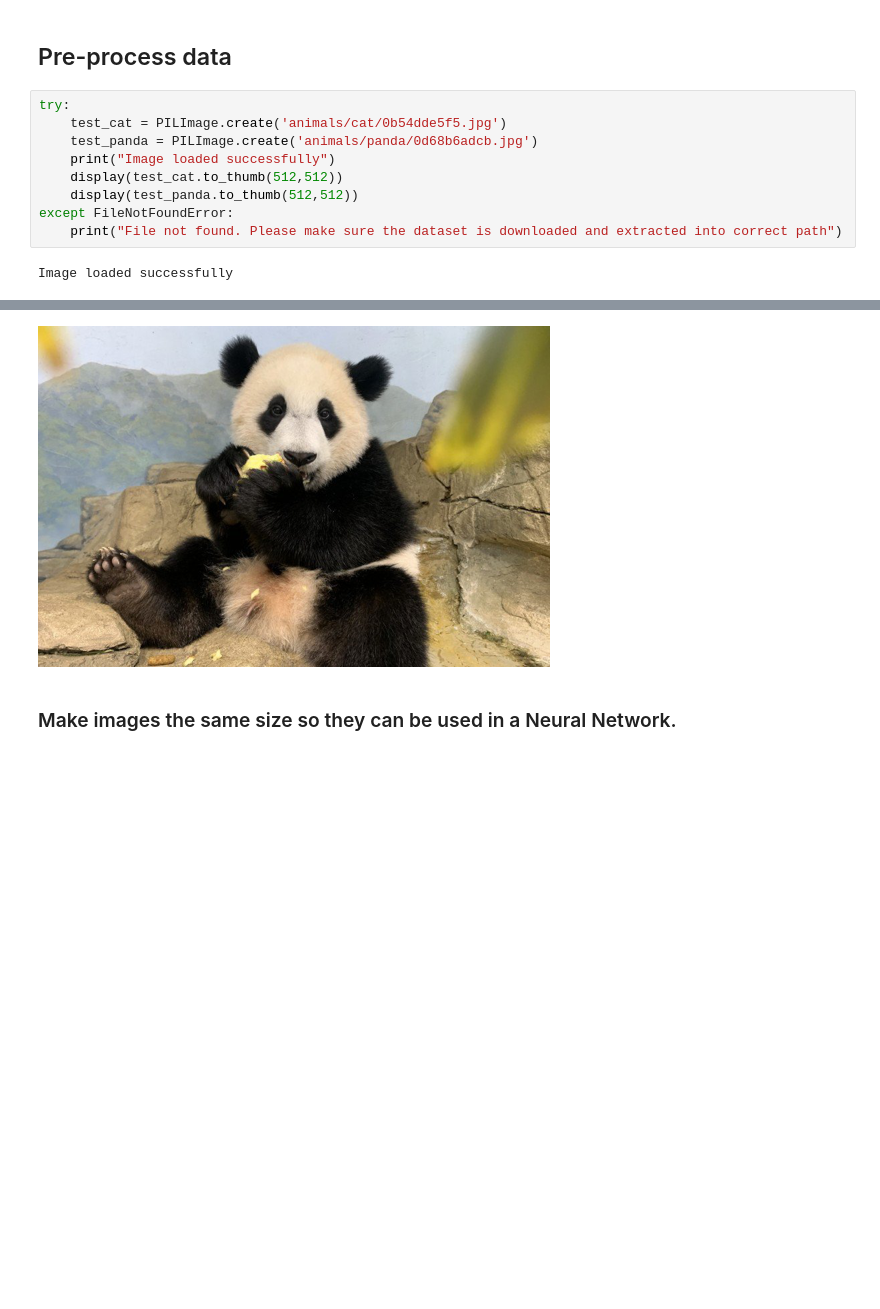
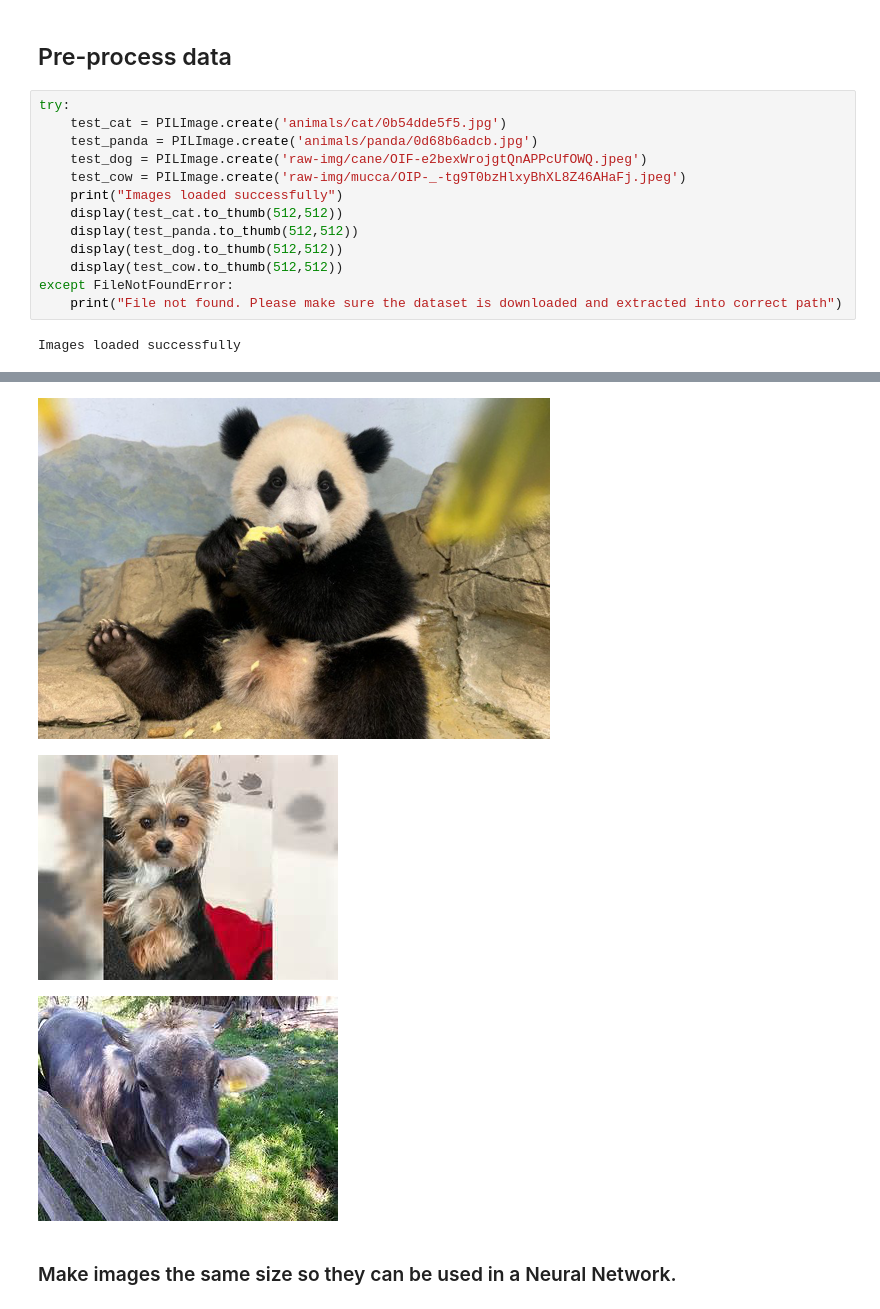
Before and after one commit to EthanPintoA/itcs-5156-project, a Jupyter notebook: main.ipynb, the cells around one changed output, grey strips where cells are left out. Cells and saved outputs as stored; diff of their text form; blank space fills up the shorter version.

```diff
--- a/main.ipynb
+++ b/main.ipynb
@@ -38,16 +38,22 @@ SEED = 49
 # %%
 try:
     test_cat = PILImage.create('animals/cat/0b54dde5f5.jpg')
     test_panda = PILImage.create('animals/panda/0d68b6adcb.jpg')
-    print("Image loaded successfully")
+    test_dog = PILImage.create('raw-img/cane/OIF-e2bexWrojgtQnAPPcUfOWQ.jpeg')
+    test_cow = PILImage.create('raw-img/mucca/OIP-_-tg9T0bzHlxyBhXL8Z46AHaFj.jpeg')
+    print("Images loaded successfully")
     display(test_cat.to_thumb(512,512))
     display(test_panda.to_thumb(512,512))
+    display(test_dog.to_thumb(512,512))
+    display(test_cow.to_thumb(512,512))
 except FileNotFoundError:
     print("File not found. Please make sure the dataset is downloaded and extracted into correct path")
 # %% [output]
-Image loaded successfully
+Images loaded successfully
 [figure]
 [figure]
+[figure, added]
+[figure, added]
 # %% [markdown]
 ### Make images the same size so they can be used in a Neural Network.
 # %%
```
Also changed, not shown: parts of 55 cells of this notebook, 5 other files.
